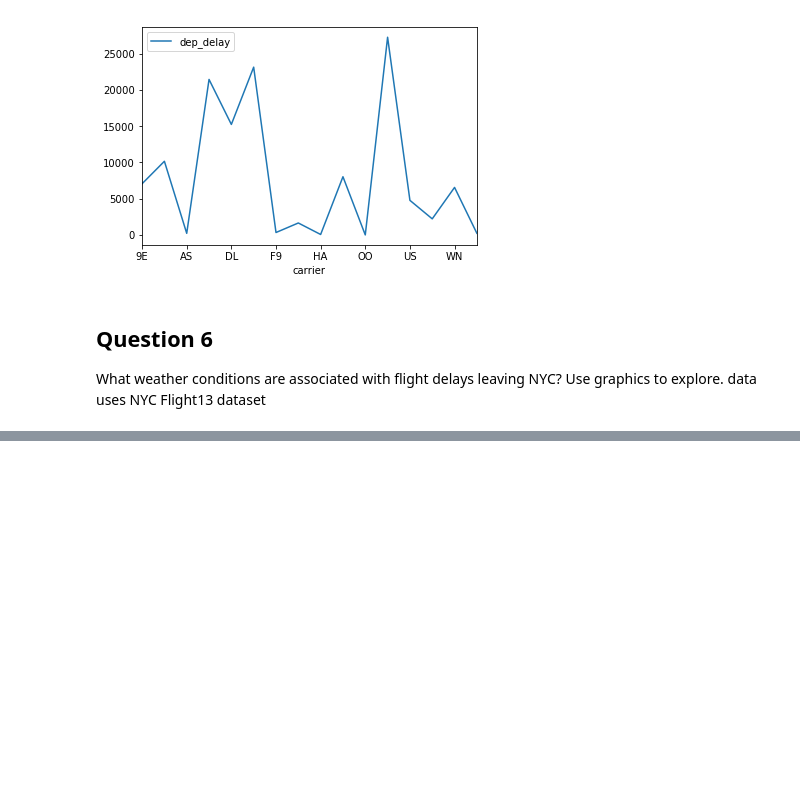
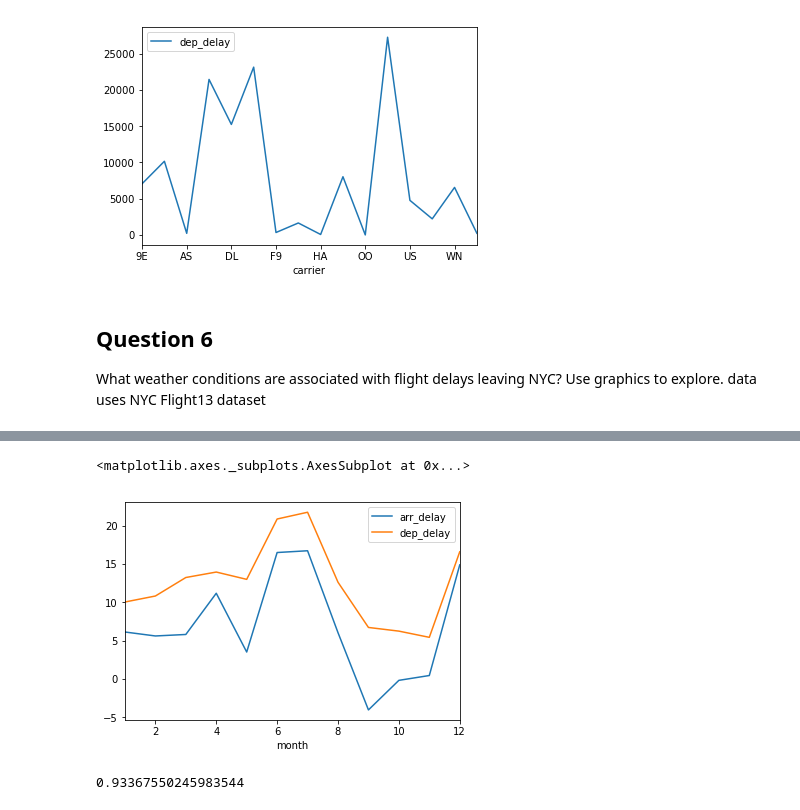
Before and after one commit to Naif6003/LearningJournal, a Jupyter notebook: Python/MachineLearning_Problems/ProblemSet_01/Weather_Airlines_Questions.ipynb, the cells around one changed output, grey strips where cells are left out. Saved outputs shown, nothing was run; the diff lists cells and outputs as text; code cells hidden in the pictures; blank space fills up the shorter version.

```diff
--- a/Python/MachineLearning_Problems/ProblemSet_01/Weather_Airlines_Questions.ipynb
+++ b/Python/MachineLearning_Problems/ProblemSet_01/Weather_Airlines_Questions.ipynb
@@ -413,3 +421,30 @@ dep_delay
 ## Question 6
 What weather conditions are associated with flight delays leaving NYC? Use graphics to explore.
 data uses NYC Flight13 dataset<br>
+# %%
+# Load weather data into df
+weather_df = pd.read_csv('weather.csv')
+
+
+#deleting the "Unnamed: 0" column
+del weather_df["Unnamed: 0"]
+
+
+# View dataset datatypes
+weather_df.head(12)
+
+#grouping by month on mean values and selecting columns
+delay_df = flights_df.groupby(["month"] , as_index = False).mean()[["month",
+                                                                    "dep_delay",
+                                                                    "arr_delay"]]
+delay_df.head(12)
+
+# View dataset datatypes
+print weather_df.dtypes
+
+# Look for missing date records
+print weather_df[np.isnan(weather_df['month'])]
+
+
+
+#Look for missing data records
@@ -415,0 +465,6 @@ data uses NYC Flight13 dataset<br>
+# %%
+#grouping by month on mean values and selecting columns
+conditions_df = weather_df.groupby(["month"], as_index = False).mean()[["month","temp", "dewp",
+                                                                        "humid", "wind_dir","wind_speed","wind_gust",
+                                                                        "precip","pressure","visib"]]
+conditions_df.head(12)
@@ -415,0 +485,4 @@ data uses NYC Flight13 dataset<br>
+# %%
+#merging the flight & weather conditions data based on month
+mean_weather_df = pd.merge(delay_df, conditions_df, on = "month")
+mean_weather_df.head(12)
@@ -415,0 +503,12 @@ data uses NYC Flight13 dataset<br>
+# %%
+
+#checking the arrival & departure delay patter for the year
+mean_weather_df.plot(x = "month", y =["arr_delay","dep_delay"])
+# %% [output]
+<matplotlib.axes._subplots.AxesSubplot at 0x...>
+[figure, added]
+# %%
+#checking correlation
+mean_weather_df.corr()["arr_delay"]["dep_delay"]
+# %% [output]
+0.93367550245983544
```
Also changed, not shown: parts of 31 cells of this notebook, 9 other files.
